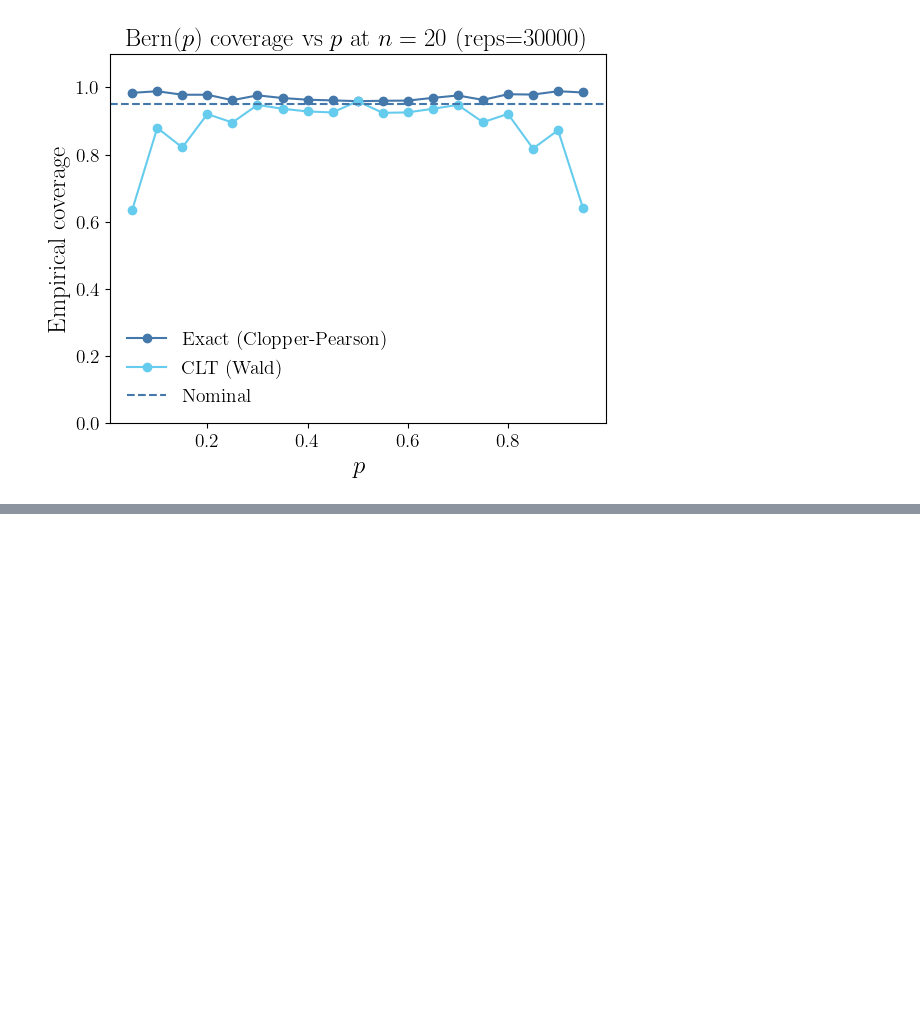
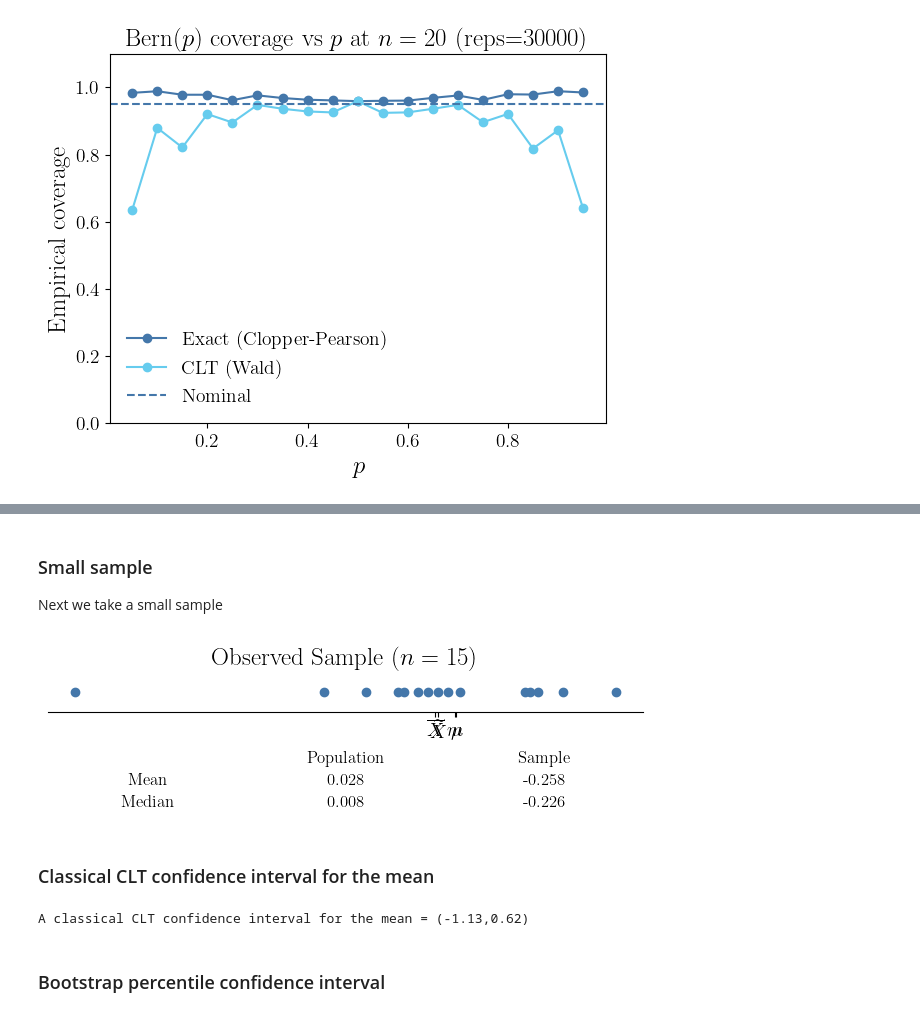
Before and after one commit to fjhickernell/MATH563Spring2026, a Jupyter notebook: classlib/classlib/notebooks/confidence_interval_exact_vs_clt_vs_bootstrap.ipynb, the cells around one changed output, grey strips where cells are left out. Saved outputs shown, nothing was run; the diff lists cells and outputs as text; code cells hidden in the pictures; blank space fills up the shorter version.

```diff
--- a/classlib/classlib/notebooks/coverage_exact_vs_clt.ipynb
+++ b/classlib/classlib/notebooks/confidence_interval_exact_vs_clt_vs_bootstrap.ipynb
@@ -445,0 +485,78 @@ cl.nbviz.savefig("bernoulli_coverage_vs_p");
+# %% [markdown]
+### Small sample
+Next we take a small sample
+# %%
+n = 15
+sample = rng.choice(population, size=n, replace=False)  #take
+
+fig = plt.figure(figsize=(7, 1.8))
+
+# ---- plot axes (top) ----
+ax = fig.add_axes([0.1, 0.55, 0.85, 0.22])
+
+ax.plot(sample, np.zeros_like(sample), 'o')
+
+mu = true_mean
+m_true = true_med
+xbar = np.mean(sample)
+xmed = np.median(sample)
+
+ax.set_xticks([mu, xbar, m_true, xmed])
+ax.set_xticklabels([r"$\mu$", r"$\overline{X}$", r"$m$", r"$\widetilde{X}$"])
+
+ax.set_ylim(-0.05, 0.05)
+ax.set_yticks([])
+
+ax.set_title(rf"Observed Sample ($n={n}$)", pad=6)
+
+for side in ["left", "right", "top"]:
+    ax.spines[side].set_visible(False)
+
+# ---- table axes (bottom) ----
+ax_tbl = fig.add_axes([0.1, 0.02, 0.85, 0.30])
+ax_tbl.axis("off")
+
+table = ax_tbl.table(
+    cellText=[
+        ["Mean", f"{true_mean:.3f}", f"{xbar:.3f}"],
+        ["Median", f"{true_med:.3f}", f"{xmed:.3f}"],
+    ],
+    colLabels=["", "Population", "Sample"],
+    cellLoc="center",
+    loc="center"
+)
+
+table.auto_set_font_size(False)
+table.set_fontsize(12)
+table.scale(1.0, 1.3)
+
+for cell in table.get_celld().values():
+    cell.set_linewidth(0)
+    cell.set_edgecolor("none")
+
+for (row, col), cell in table.get_celld().items():
+    if row == 0:
+        cell.set_text_props(weight="bold")
+
+plt.show()
+# %% [output]
+[figure, added]
+# %% [markdown]
+### Classical CLT confidence interval for the mean
+# %%
+alpha = 0.05
+z=norm.ppf(1 - alpha/2)
+
+xbar = np.mean(sample)
+s = np.std(sample, ddof=1)
+
+ci_clt = (
+    xbar - z * s / np.sqrt(n),
+    xbar + z * s / np.sqrt(n)
+)
+
+print(rf"A classical CLT confidence interval for the mean = ({ci_clt[0]:.2f},{ci_clt[1]:.2f})")
+# %% [output]
+A classical CLT confidence interval for the mean = (-1.13,0.62)
+# %% [markdown]
+### Bootstrap percentile confidence interval
```
Also changed, not shown: parts of 8 cells of this notebook, 5 other files.
